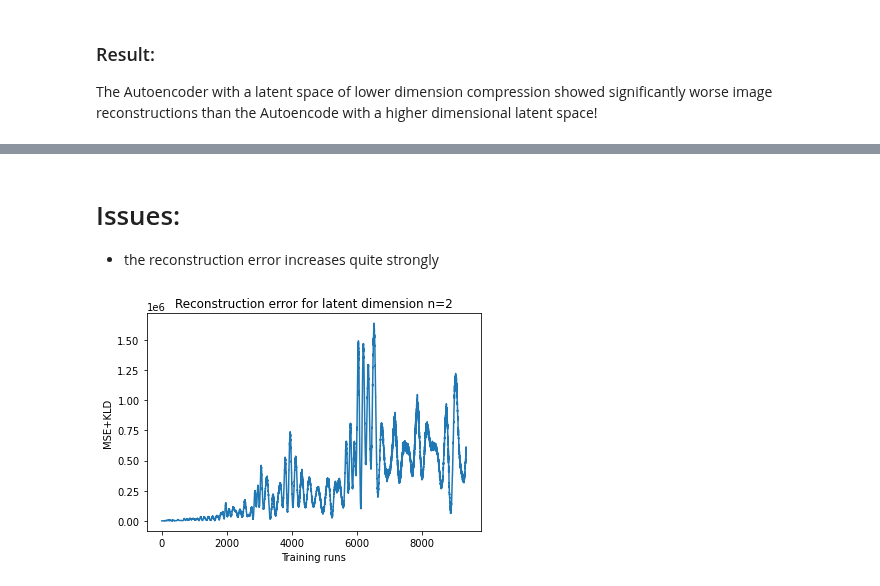
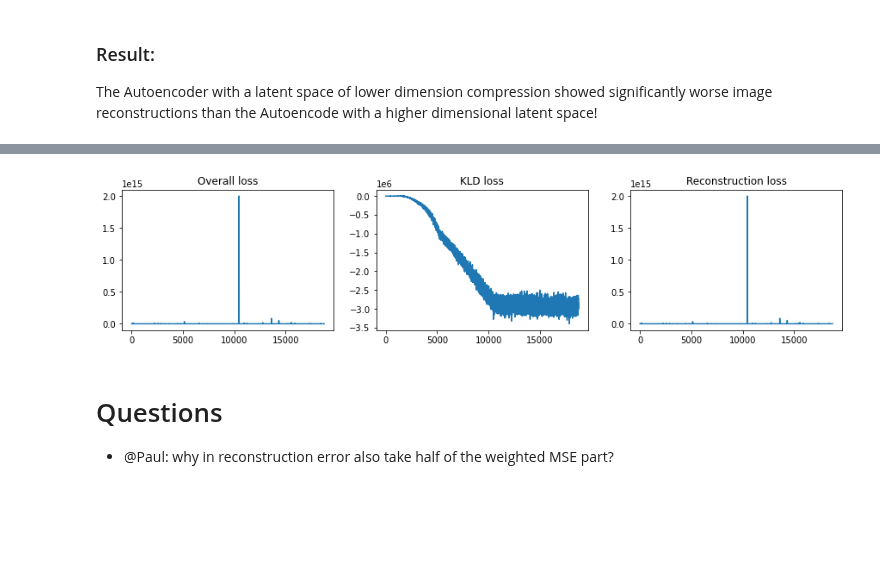
Before and after one commit to pwl482/patrec_2020, a Jupyter notebook: Assignment_11/AutoEncoders.ipynb, the cells around one changed output, grey strips where cells are left out. Saved outputs shown, nothing was run; the diff lists cells and outputs as text; code cells hidden in the pictures; blank space fills up the shorter version.

```diff
--- a/Assignment_11/AutoEncoders.ipynb
+++ b/Assignment_11/AutoEncoders.ipynb
@@ -370,6 +413,6 @@ def train(model: nn.Module, optimizer: optim.Optimizer, data: Union[DataLoader,
 # %%
 vae_model = VAE(latent_width=2)
 vae_model.cuda()
-vae_optim = optim.Adam(vae_model.parameters(), lr=1e-3)
-vae_losses = train(vae_model, vae_optim, (train_loader, test_loader), max_epochs=5)
+vae_optim = optim.Adam(vae_model.parameters(), lr=1e-4)
+vae_losses = train(vae_model, vae_optim, (train_loader, test_loader), max_epochs=10)
 # %% [output]
@@ -377,12 +420,14 @@ Epoch: 4/5 Step: 1850/1875 Loss: 461470.406250
-# %% [markdown]
-# Issues:
-- the reconstruction error increases quite strongly
-# %%
-fig, ax = plt.subplots()
-ax.plot(vae_losses)
-ax.set_title('Reconstruction error for latent dimension n=2')
-ax.set_xlabel('Training runs')
-ax.set_ylabel('MSE+KLD')
-plt.show()
-# %% [output]
-[figure, removed]
+# %%
+fig, ax = plt.subplots(1,3, figsize=(15,3))
+ax[0].plot(vae_losses[0])
+ax[0].set_title('Overall loss')
+ax[1].plot(vae_losses[1])
+ax[1].set_title('KLD loss')
+ax[2].plot(vae_losses[2])
+ax[2].set_title('Reconstruction loss')
+plt.show()
+# %% [output]
+[figure, added]
+# %% [markdown]
+# Questions
+- @Paul: why in reconstruction error also take half of the weighted MSE part?
```
Also changed, not shown: parts of 12 cells of this notebook.
